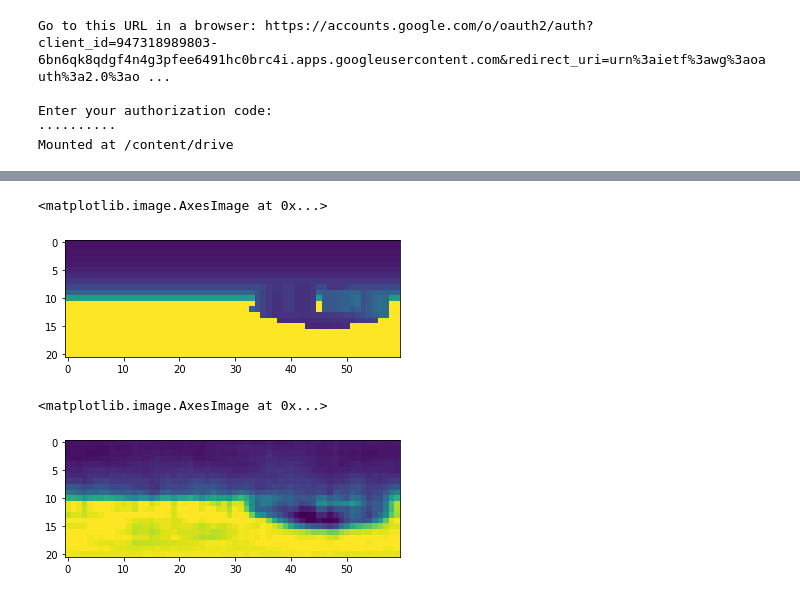
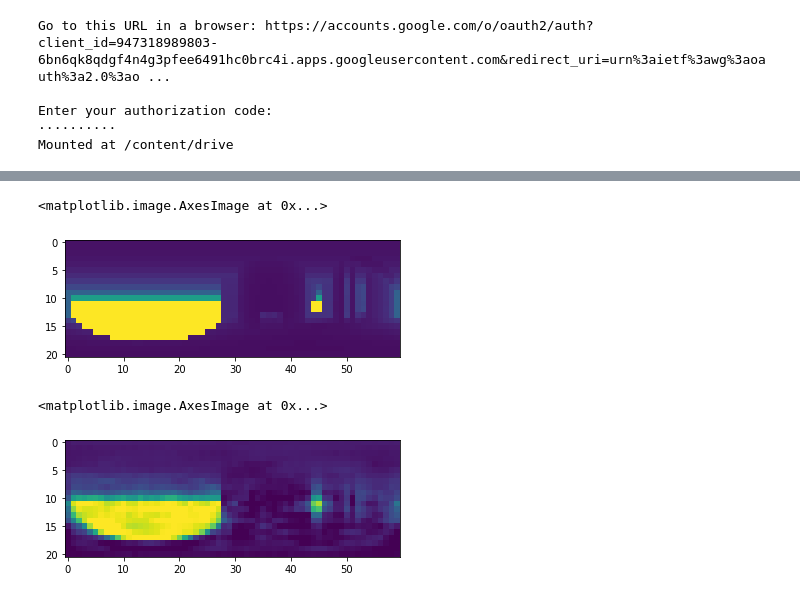
Before and after one commit to narfdf999/Arquitectura, a Jupyter notebook: Comprobacion_autoencoder.ipynb, the cells around one changed output, grey strips where cells are left out. Saved outputs shown, nothing was run; the diff lists cells and outputs as text; code cells hidden in the pictures.

```diff
--- a/Comprobacion_autoencoder.ipynb
+++ b/Comprobacion_autoencoder.ipynb
@@ -22,0 +137,3 @@ x_train = np.load('/content/drive/My Drive/1260_mercator/mercator_total.npy')
+# %%
+predicciona = autoencoder.predict(x_train_au[0:1000])
+predicciona = np.squeeze(predicciona, axis=-1)
@@ -58,10 +159,10 @@ _________________________________________________________________
 # %%
-plt.imshow(x_train[10],vmin=-1,vmax=1)
+plt.imshow(x_train[100],vmin=-1,vmax=1)
 # %% [output]
 <matplotlib.image.AxesImage at 0x...>
-[figure, old version]
+[figure, new version]
 # %%
-plt.imshow(score[10],vmin=-1,vmax=1)
+plt.imshow(predicciona[100],vmin=-1,vmax=1)
 # %% [output]
 <matplotlib.image.AxesImage at 0x...>
-[figure, old version]
+[figure, new version]
```
Also changed, not shown: parts of 42 cells of this notebook.
